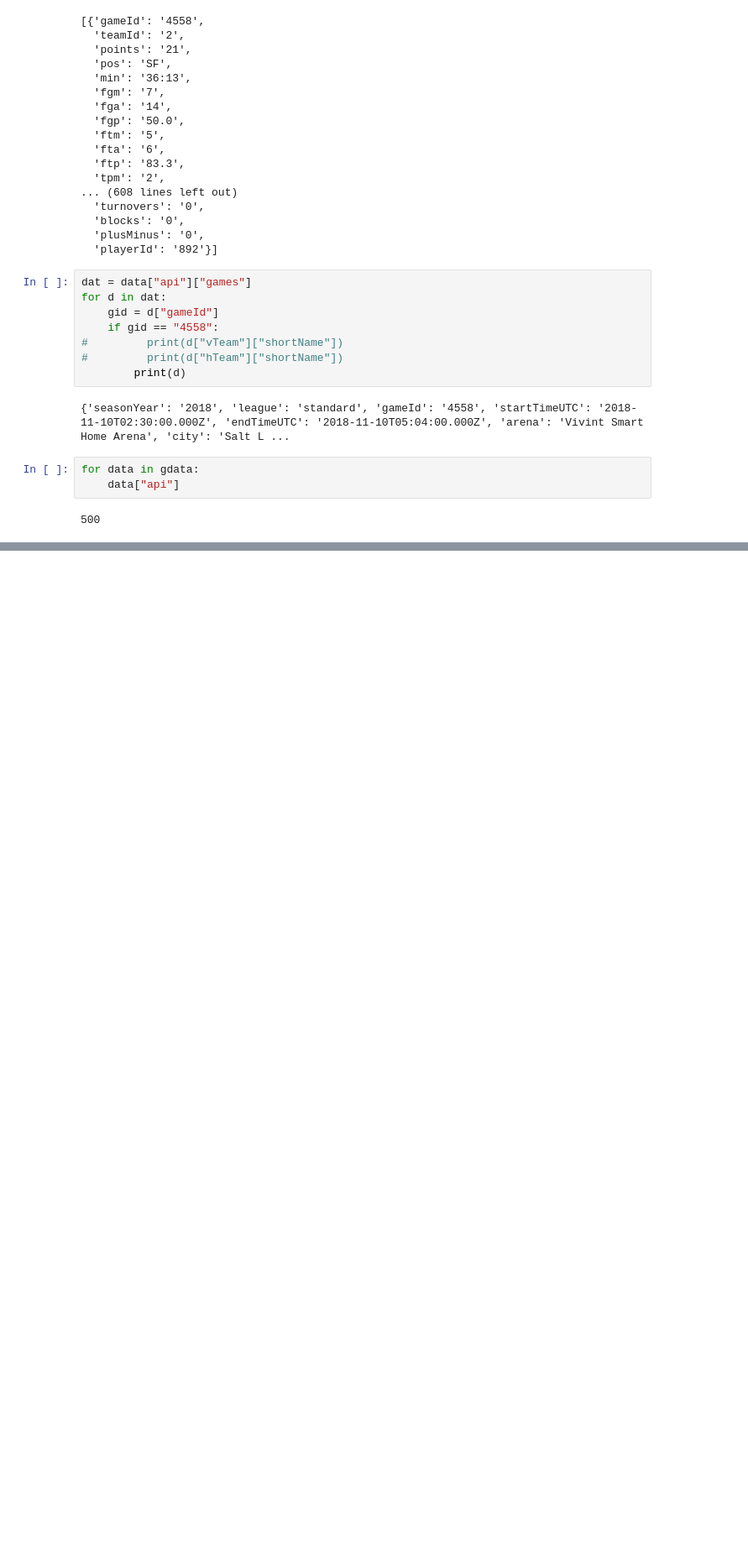
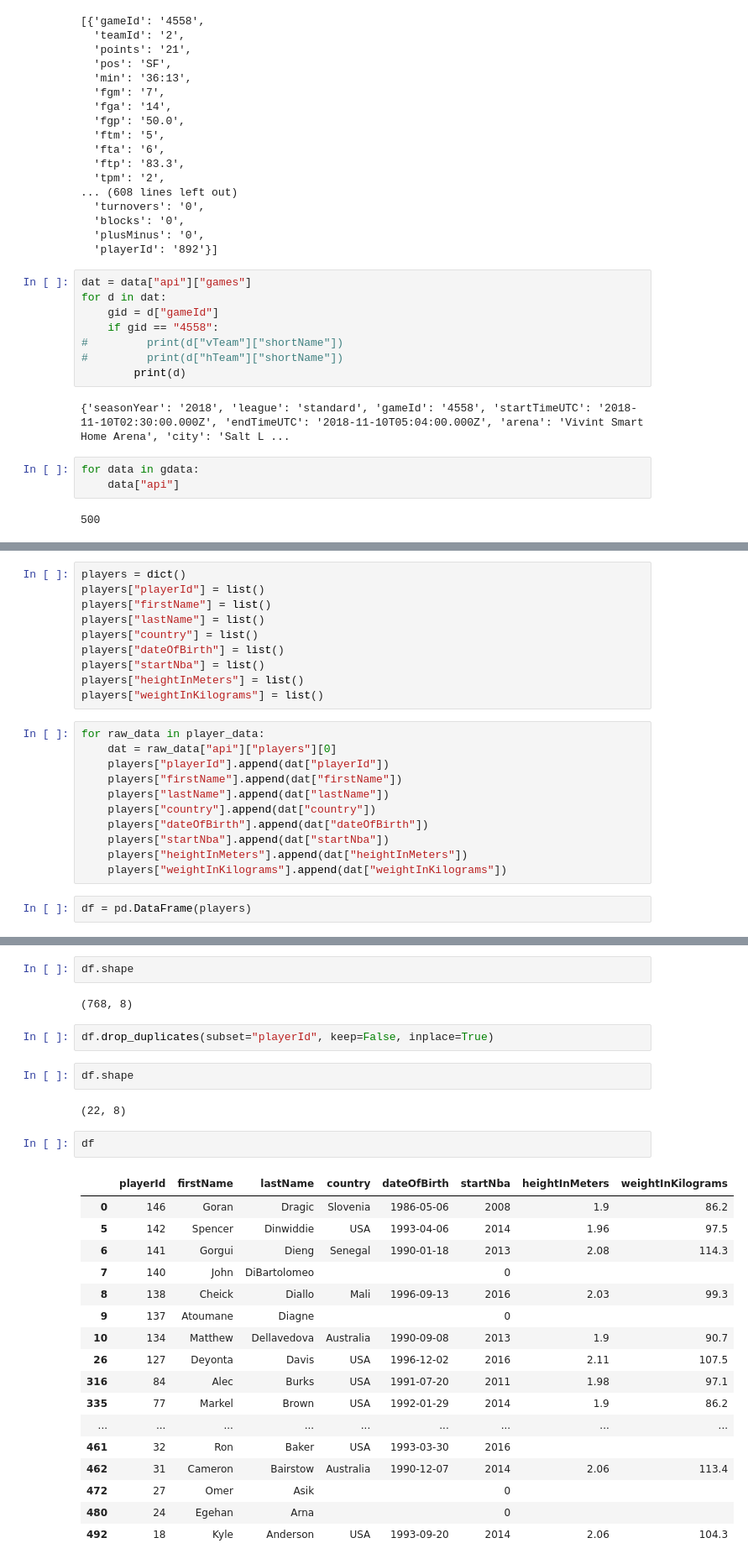
Before and after one commit to justinthe/NBA_API, a Jupyter notebook: code/suckdata.ipynb, the cells around one changed output, grey strips where cells are left out. Shown at 84% size. Drawn from its saved outputs; the diff is of its cells as text; blank space fills up the shorter version.

Commit message:
Added playerinfo

```diff
--- a/code/suckdata.ipynb
+++ b/code/suckdata.ipynb
@@ -190,0 +262,23 @@ for data in gdata:
+# %%
+players = dict()
+players["playerId"] = list()
+players["firstName"] = list()
+players["lastName"] = list()
+players["country"] = list()
+players["dateOfBirth"] = list()
+players["startNba"] = list()
+players["heightInMeters"] = list()
+players["weightInKilograms"] = list()
+# %%
+for raw_data in player_data:
+    dat = raw_data["api"]["players"][0]
+    players["playerId"].append(dat["playerId"])
+    players["firstName"].append(dat["firstName"])
+    players["lastName"].append(dat["lastName"])
+    players["country"].append(dat["country"])
+    players["dateOfBirth"].append(dat["dateOfBirth"])
+    players["startNba"].append(dat["startNba"])
+    players["heightInMeters"].append(dat["heightInMeters"])
+    players["weightInKilograms"].append(dat["weightInKilograms"])
+# %%
+df = pd.DataFrame(players)
@@ -190,0 +325,30 @@ for data in gdata:
+# %%
+df.shape
+# %% [output]
+(768, 8)
+# %%
+df.drop_duplicates(subset="playerId", keep=False, inplace=True)
+# %%
+df.shape
+# %% [output]
+(22, 8)
+# %%
+df
+# %% [output]
+|  | playerId | firstName | lastName | country | dateOfBirth | startNba | heightInMeters | weightInKilograms |
+| 0 | 146 | Goran | Dragic | Slovenia | 1986-05-06 | 2008 | 1.9 | 86.2 |
+| 5 | 142 | Spencer | Dinwiddie | USA | 1993-04-06 | 2014 | 1.96 | 97.5 |
+| 6 | 141 | Gorgui | Dieng | Senegal | 1990-01-18 | 2013 | 2.08 | 114.3 |
+| 7 | 140 | John | DiBartolomeo |  |  | 0 |  |  |
+| 8 | 138 | Cheick | Diallo | Mali | 1996-09-13 | 2016 | 2.03 | 99.3 |
+| 9 | 137 | Atoumane | Diagne |  |  | 0 |  |  |
+| 10 | 134 | Matthew | Dellavedova | Australia | 1990-09-08 | 2013 | 1.9 | 90.7 |
+| 26 | 127 | Deyonta | Davis | USA | 1996-12-02 | 2016 | 2.11 | 107.5 |
+| 316 | 84 | Alec | Burks | USA | 1991-07-20 | 2011 | 1.98 | 97.1 |
+| 335 | 77 | Markel | Brown | USA | 1992-01-29 | 2014 | 1.9 | 86.2 |
+| ... | ... | ... | ... | ... | ... | ... | ... | ... |
+| 461 | 32 | Ron | Baker | USA | 1993-03-30 | 2016 |  |  |
+| 462 | 31 | Cameron | Bairstow | Australia | 1990-12-07 | 2014 | 2.06 | 113.4 |
+| 472 | 27 | Omer | Asik |  |  | 0 |  |  |
+| 480 | 24 | Egehan | Arna |  |  | 0 |  |  |
+| 492 | 18 | Kyle | Anderson | USA | 1993-09-20 | 2014 | 2.06 | 104.3 |
```
Also changed, not shown: parts of 17 cells of this notebook, 2 other files.
